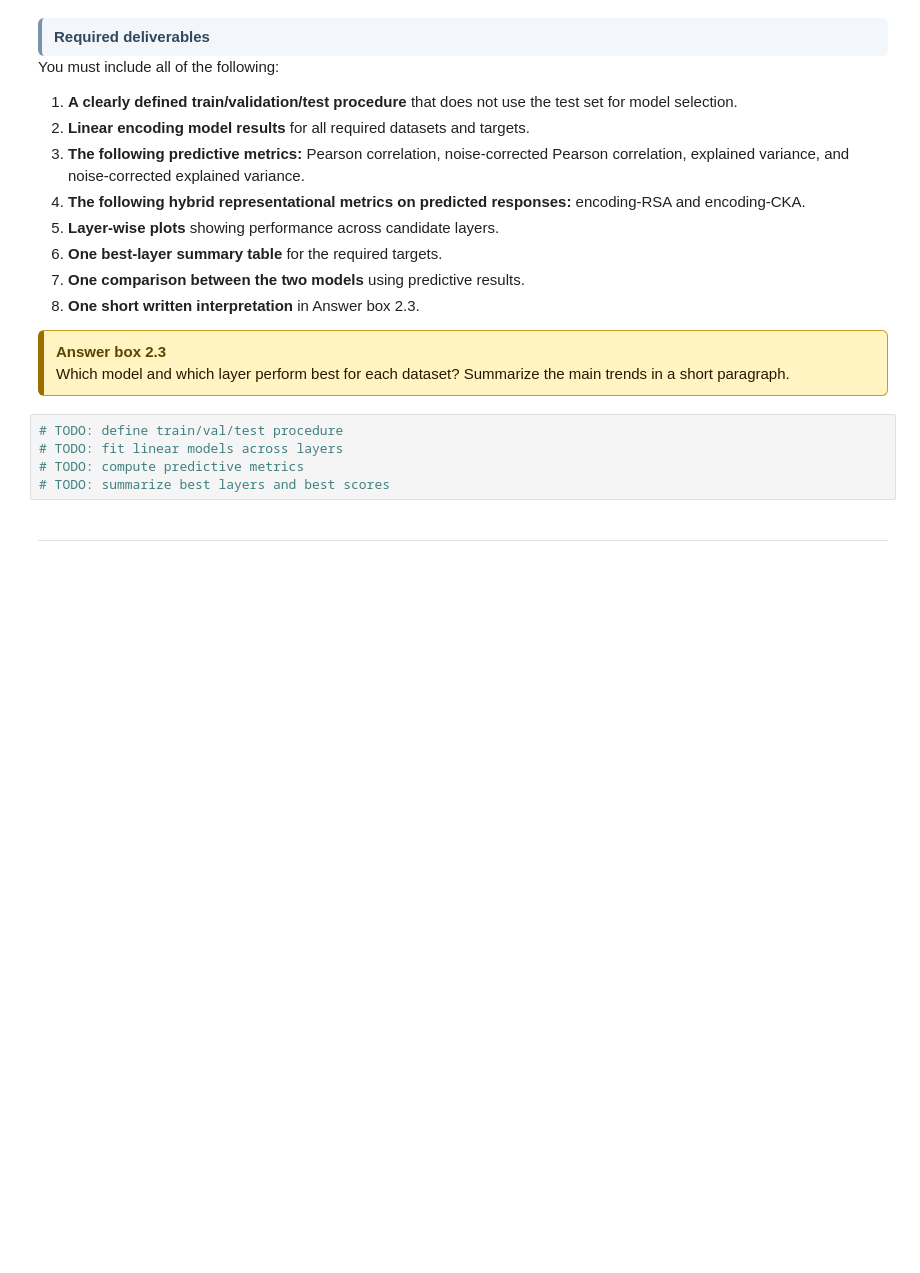
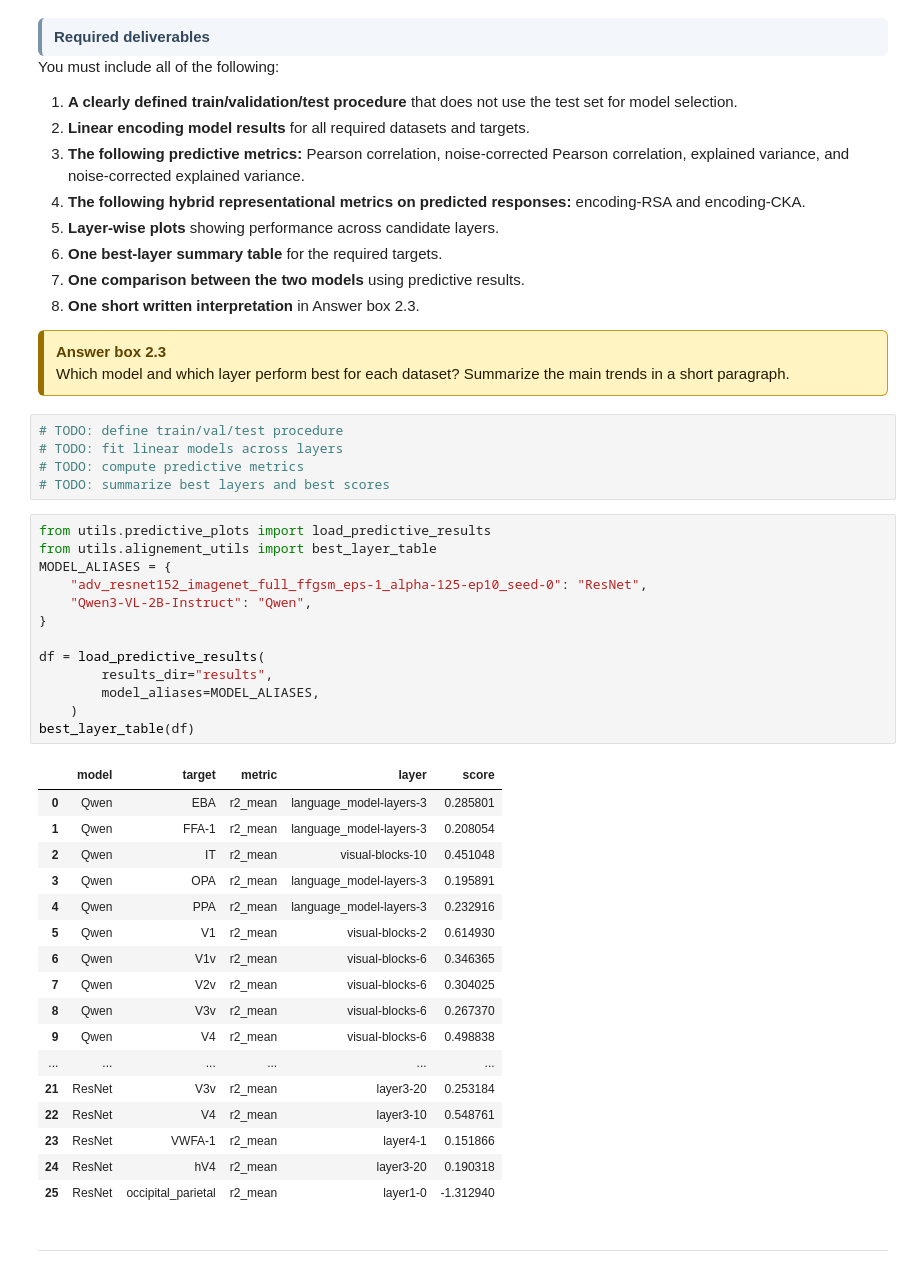
Before and after one commit to biancaziliotto/NX-414, a Jupyter notebook: project/nx414_project_2026_merged.ipynb, the cells around one changed output. Drawn from its saved outputs; the diff is of its cells as text; blank space fills up the shorter version.

```diff
--- a/project/nx414_project_2026_merged.ipynb
+++ b/project/nx414_project_2026_merged.ipynb
@@ -1193,6 +1155,37 @@ You must include all of the following:
 # TODO: fit linear models across layers
 # TODO: compute predictive metrics
 # TODO: summarize best layers and best scores
+# %%
+from utils.predictive_plots import load_predictive_results
+from utils.alignement_utils import best_layer_table
+MODEL_ALIASES = {
+    "adv_resnet152_imagenet_full_ffgsm_eps-1_alpha-125-ep10_seed-0": "ResNet",
+    "Qwen3-VL-2B-Instruct": "Qwen",
+}
+
+df = load_predictive_results(
+        results_dir="results",
+        model_aliases=MODEL_ALIASES,
+    )
+best_layer_table(df)
+# %% [output]
+|  | model | target | metric | layer | score |
+| 0 | Qwen | EBA | r2_mean | language_model-layers-3 | 0.285801 |
+| 1 | Qwen | FFA-1 | r2_mean | language_model-layers-3 | 0.208054 |
+| 2 | Qwen | IT | r2_mean | visual-blocks-10 | 0.451048 |
+| 3 | Qwen | OPA | r2_mean | language_model-layers-3 | 0.195891 |
+| 4 | Qwen | PPA | r2_mean | language_model-layers-3 | 0.232916 |
+| 5 | Qwen | V1 | r2_mean | visual-blocks-2 | 0.614930 |
+| 6 | Qwen | V1v | r2_mean | visual-blocks-6 | 0.346365 |
+| 7 | Qwen | V2v | r2_mean | visual-blocks-6 | 0.304025 |
+| 8 | Qwen | V3v | r2_mean | visual-blocks-6 | 0.267370 |
+| 9 | Qwen | V4 | r2_mean | visual-blocks-6 | 0.498838 |
+| ... | ... | ... | ... | ... | ... |
+| 21 | ResNet | V3v | r2_mean | layer3-20 | 0.253184 |
+| 22 | ResNet | V4 | r2_mean | layer3-10 | 0.548761 |
+| 23 | ResNet | VWFA-1 | r2_mean | layer4-1 | 0.151866 |
+| 24 | ResNet | hV4 | r2_mean | layer3-20 | 0.190318 |
+| 25 | ResNet | occipital_parietal | r2_mean | layer1-0 | -1.312940 |
 # %% [markdown]
 ---
 # %% [markdown]
```
Also changed, not shown: parts of 2 cells of this notebook.
